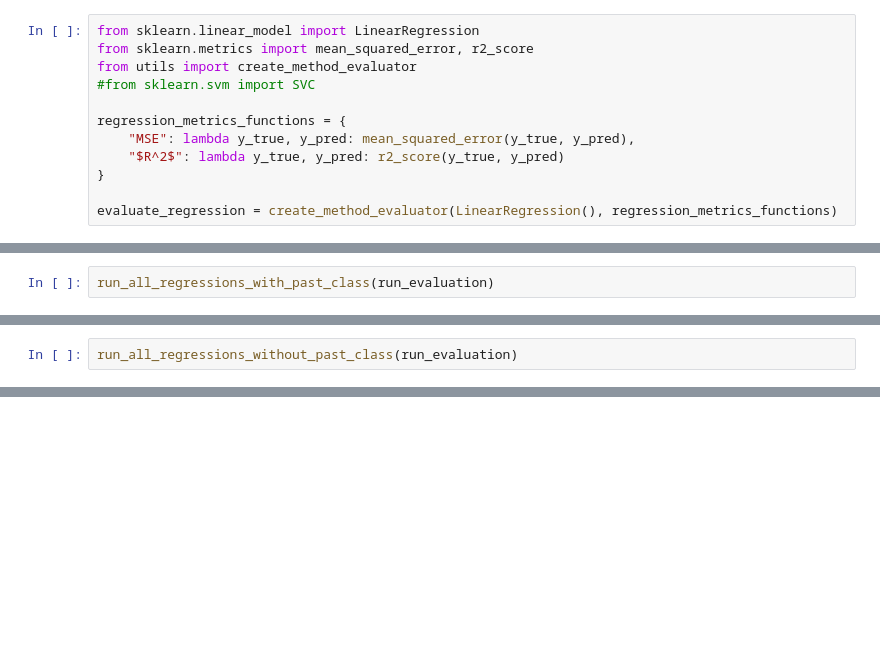
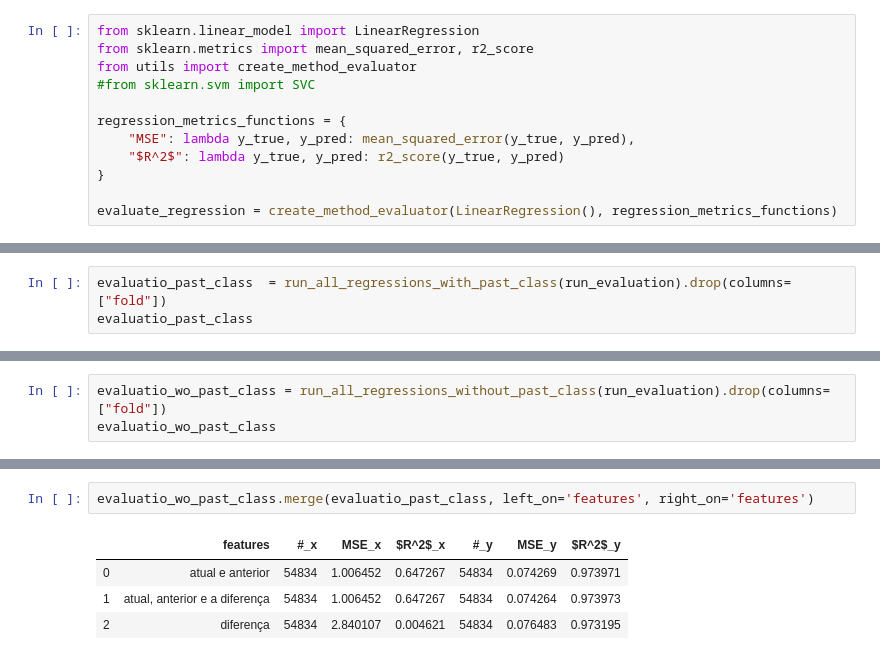
Before and after one commit to analuizatrz/wiki-experiments, a Jupyter notebook: regression-experiment.ipynb, the cells around one changed output, grey strips where cells are left out. Saved outputs shown, nothing was run; the diff lists cells and outputs as text; blank space fills up the shorter version.

```diff
--- a/regression-experiment.ipynb
+++ b/regression-experiment.ipynb
@@ -91,5 +91,3 @@ def run_all_regressions_without_past_class(run_data_process):
         ("diferença", list_except(feature_columns_only_delta, past_class)),
     ]
     return run_all_regressions(run_data_process,evaluate_regression, dataset, params)
-# %%
-run_all_regressions_with_past_class(run_evaluation)
@@ -115,2 +93,0 @@ ValueError: not enough values to unpack (expected 5, got 2)
-# %%
-run_all_regressions_without_past_class(run_evaluation)
@@ -120,0 +94,3 @@ run_all_regressions_without_past_class(run_evaluation_with_Kfolds_without_duplic
+# %%
+evaluatio_past_class  = run_all_regressions_with_past_class(run_evaluation).drop(columns=["fold"])
+evaluatio_past_class
@@ -120,0 +133,3 @@ run_all_regressions_without_past_class(run_evaluation_with_Kfolds_without_duplic
+# %%
+evaluatio_wo_past_class = run_all_regressions_without_past_class(run_evaluation).drop(columns=["fold"])
+evaluatio_wo_past_class
@@ -120,0 +172,7 @@ run_all_regressions_without_past_class(run_evaluation_with_Kfolds_without_duplic
+# %%
+evaluatio_wo_past_class.merge(evaluatio_past_class, left_on='features', right_on='features')
+# %% [output]
+|  | features | #_x | MSE_x | $R^2$_x | #_y | MSE_y | $R^2$_y |
+| 0 | atual e anterior | 54834 | 1.006452 | 0.647267 | 54834 | 0.074269 | 0.973971 |
+| 1 | atual, anterior e a diferença | 54834 | 1.006452 | 0.647267 | 54834 | 0.074264 | 0.973973 |
+| 2 | diferença | 54834 | 2.840107 | 0.004621 | 54834 | 0.076483 | 0.973195 |
```
Also changed, not shown: parts of 15 cells of this notebook, 1 other file.
